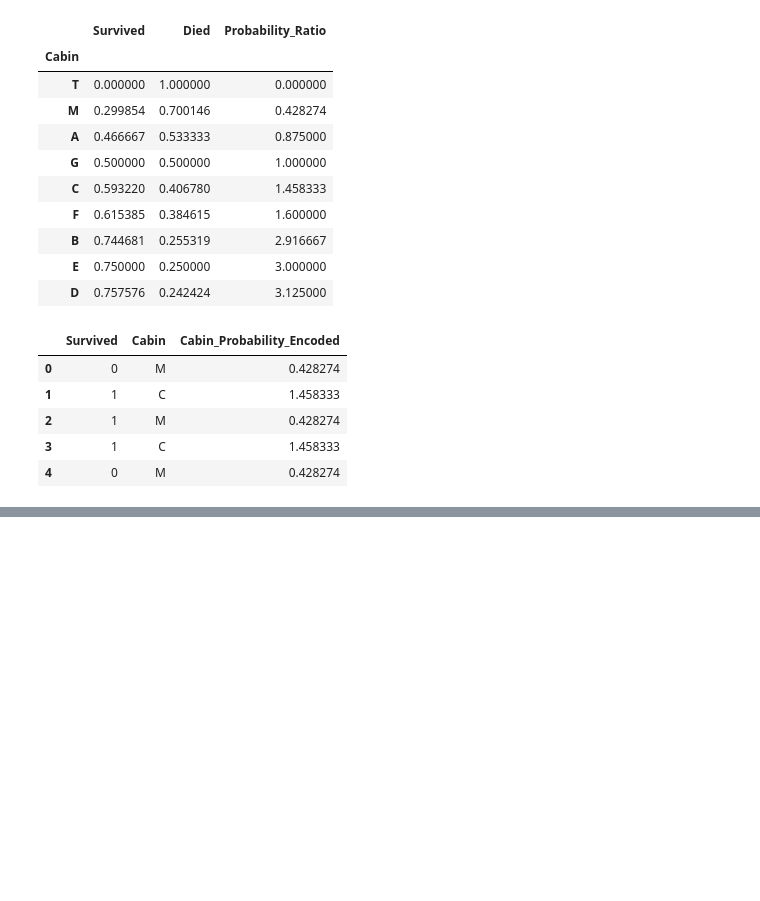
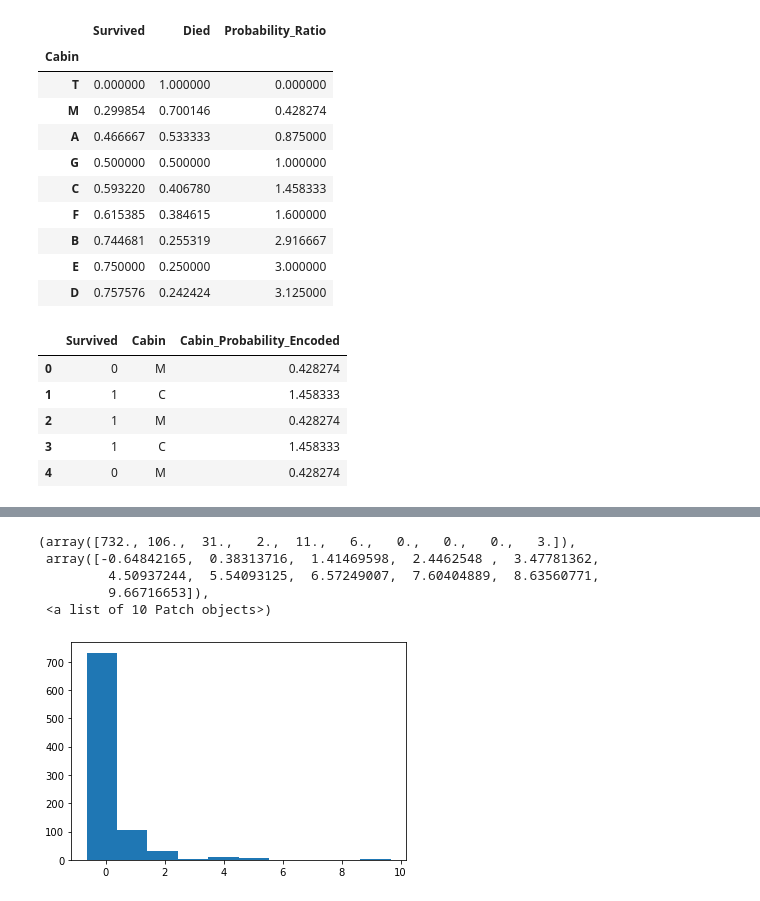
Before and after one commit to itsvivekghosh/10Days_of_FeatureEngineering, a Jupyter notebook: FE_Day5 - Normalization and Standardization.ipynb, the cells around one changed output, grey strips where cells are left out. Cells and saved outputs as stored; diff of their text form; code cells hidden in the pictures; blank space fills up the shorter version.

```diff
--- a/FE_Day5 - Normalization and Standardization.ipynb
+++ b/FE_Day5 - Normalization and Standardization.ipynb
@@ -165,0 +256,9 @@ df.head()
+# %%
+plt.hist(df_scaled[:,3], bins=10)
+# %% [output]
+(array([732., 106.,  31.,   2.,  11.,   6.,   0.,   0.,   0.,   3.]),
+ array([-0.64842165,  0.38313716,  1.41469598,  2.4462548 ,  3.47781362,
+         4.50937244,  5.54093125,  6.57249007,  7.60404889,  8.63560771,
+         9.66716653]),
+ <a list of 10 Patch objects>)
+[figure, added]
```
Also changed, not shown: parts of 44 cells of this notebook.
